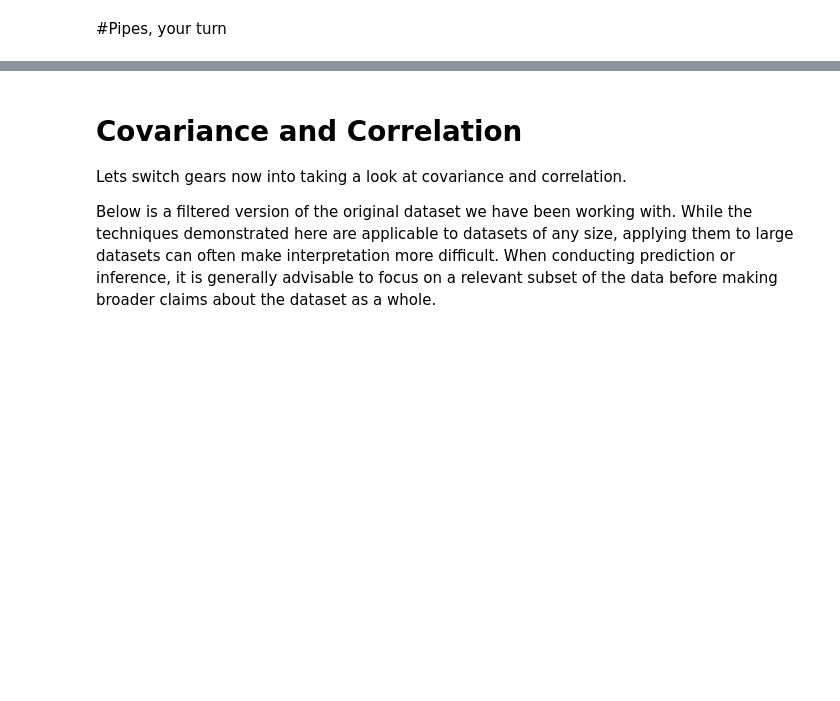
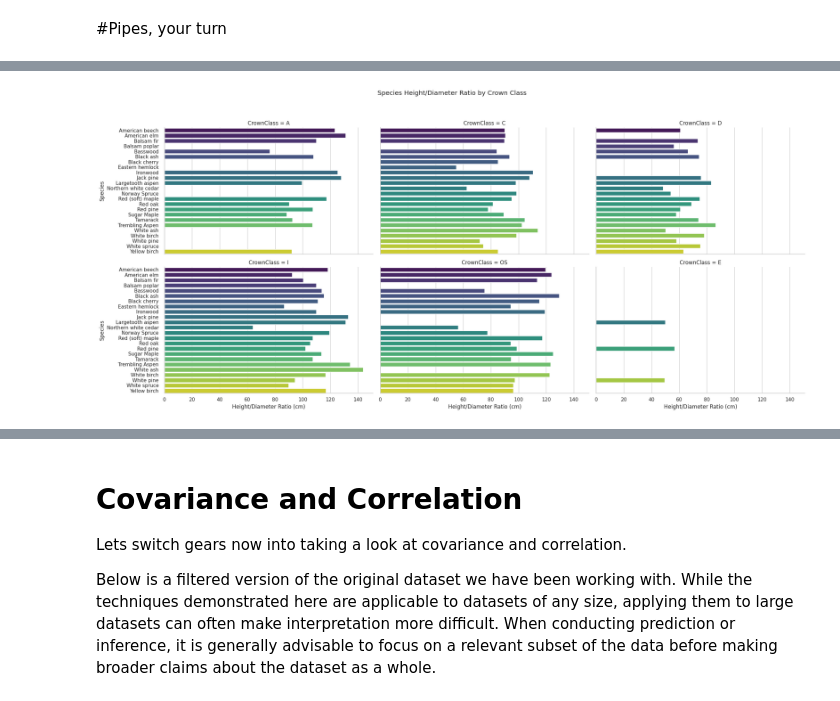
Before and after one commit to subornaa/Data-Analytics-Tutorials, a Jupyter notebook: Descriptive_Analytics_Tutorials.ipynb, the cells around one changed output, grey strips where cells are left out. Drawn from its saved outputs; the diff is of its cells as text; code cells hidden in the pictures; blank space fills up the shorter version.

```diff
--- a/Descriptive_Analytics_Tutorials.ipynb
+++ b/Descriptive_Analytics_Tutorials.ipynb
@@ -421 +394,24 @@ fig.show()
+# %%
+# @title Solution
+g = sns.catplot(
+    data=agg_tree_df,
+    x="HDR",
+    y="species",
+    col="CrownClass", # Faceting by CrownClass
+    kind="bar",       # Specify bar chart
+    hue="species",    # Color bars by species
+    palette="viridis",
+    legend=False,
+    errorbar=None,
+    col_wrap=3,
+    height=5,
+    aspect=1.5
+)
+
+g.set_axis_labels("Height/Diameter (cm)", "Species")
+plt.suptitle("Species Height/Diameter Ratio by Crown Class", y=1.02)
+plt.tight_layout(rect=[0, 0, 1, 0.98])
+plt.show()
+# %% [output]
+[figure, added]
 # %% [markdown]
```
Also changed, not shown: parts of 54 cells of this notebook.
